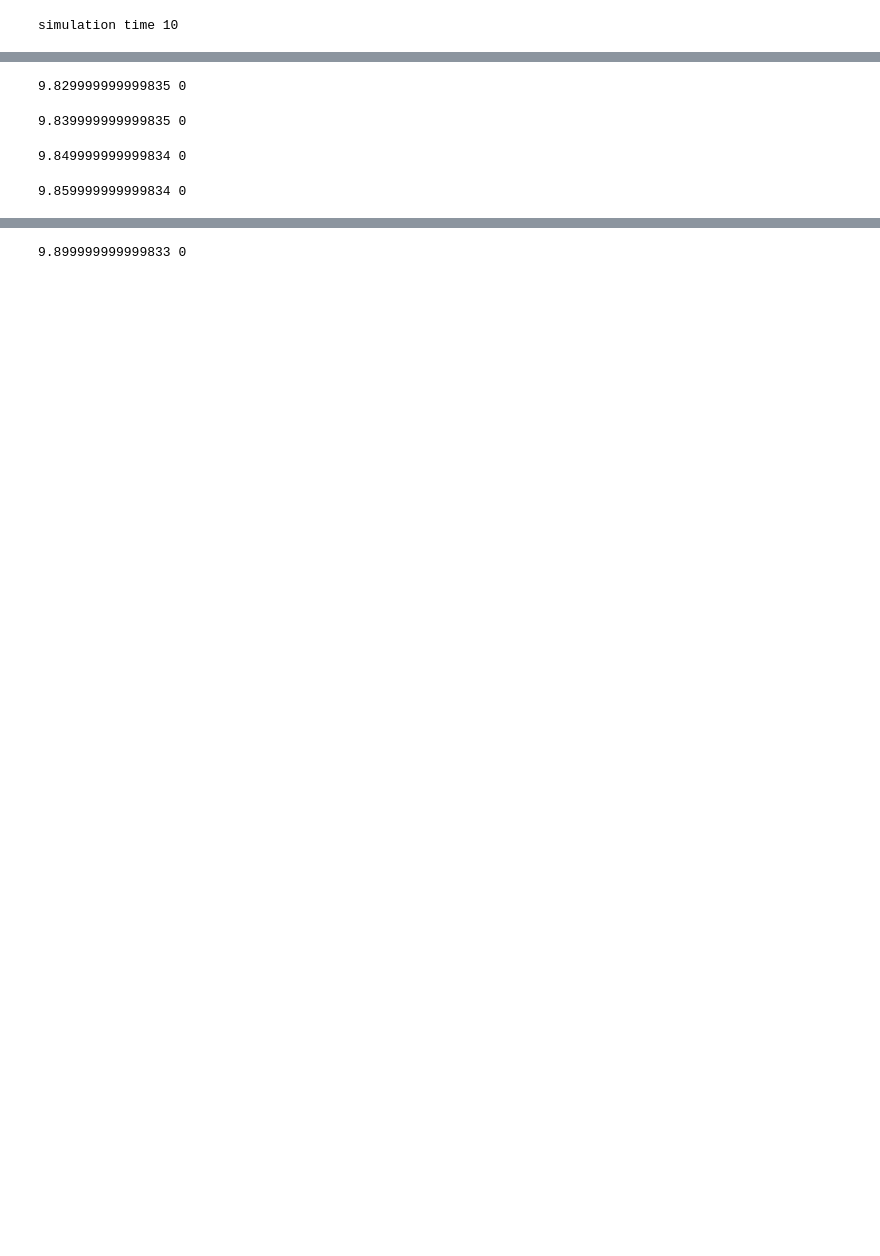
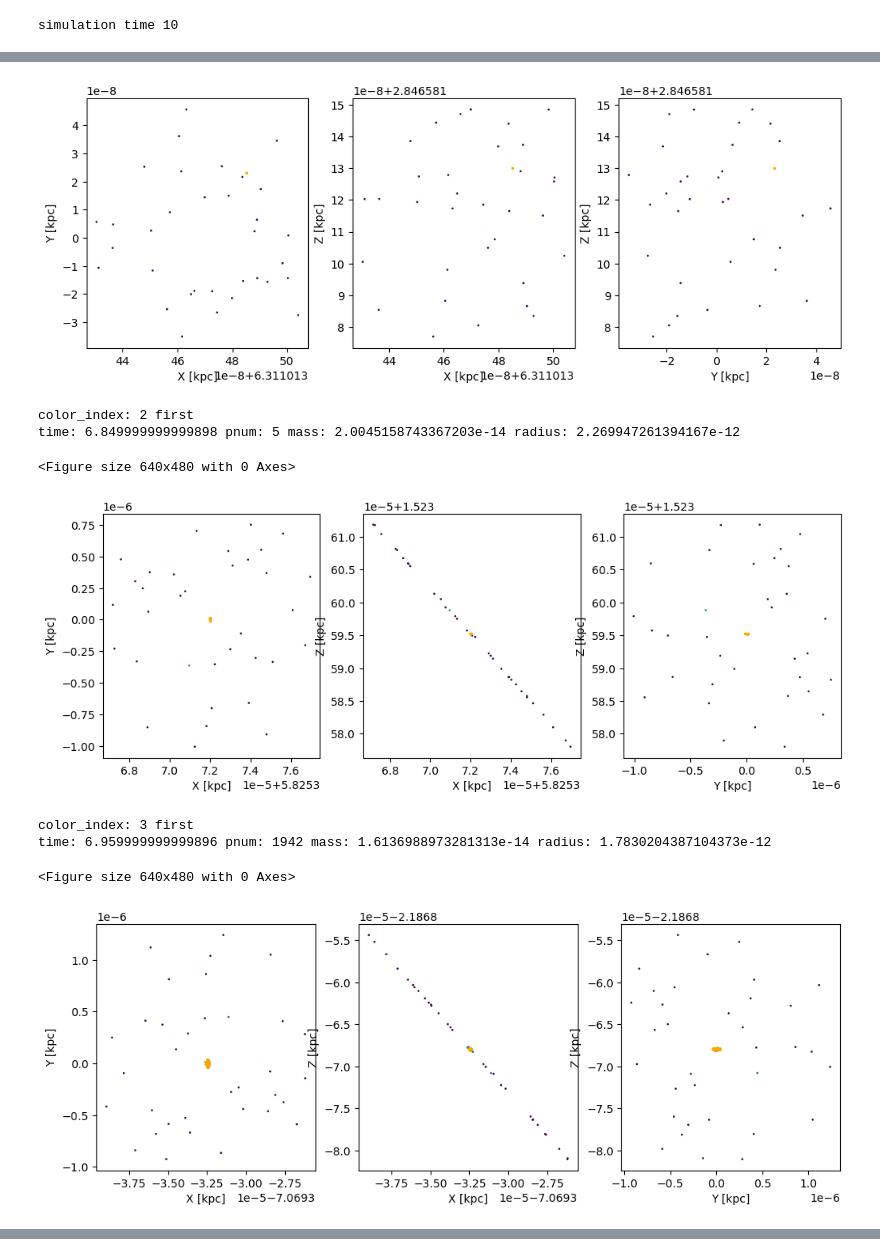
Before and after one commit to ananthukanilkumar/minicluster_new_model, a Jupyter notebook: minicluster_single.ipynb, the cells around one changed output, grey strips where cells are left out. Drawn from its saved outputs; the diff is of its cells as text; code cells hidden in the pictures; blank space fills up the shorter version.

```diff
--- a/minicluster_single.ipynb
+++ b/minicluster_single.ipynb
@@ -154,26 +154,57 @@ while time_i < simulation_time-0.5*tupd:
         pca=PCA(n_components=3)
         mcp_xr=pca.fit_transform(mcp_xc)
         SD.append(pca.explained_variance_**0.5)
-
         alive=0
         break
-
-
-
-
 
     if mcp_xv.size>0:
         mcp_xv = np.vstack(agama.orbit(ic=mcp_xv, potential=pot_mw,time=tupd, timestart=time_i, trajsize=1, accuracy=1e-16,dtype=float,verbose=False)[:, 1])
 
     mcp_xv_temp,mcp_mass_temp=generate_mc_particles(mc_mass,r_tidal,pnum,pmass)
-    if mcp_xv.size>0:mcp_xv_temp+=mc_orbit_center[-1]
-    else: mcp_xv_temp+=mc_orbit_center[-1]
+    mcp_xv_temp+=mc_orbit_center[-1]
     mcp_mass=np.concatenate([mcp_mass, mcp_mass_temp], axis=0)
     mcp_xv=np.concatenate([mcp_xv, mcp_xv_temp], axis=0)
 
-    if pnum>0:
+    if pnum>0 and color_index!=0:
+        print('color_index:',color_index,'first')
         color=np.concatenate([color,np.ones_like(mcp_mass_temp)*color_index])
         color_index+=1
+        print('time:',time_i,'pnum:',pnum,'mass:',mc_mass,'radius:',mc_rvir)
+        fig,ax=plt.subplots(1,3,figsize=(12,4),sharey=0,sharex=0)
+        ax[0].scatter(mcp_xv[:,0],mcp_xv[:,1],s=0.8,c=color,cmap='viridis')
+        ax[0].scatter(mcp_xv_temp[:,0],mcp_xv_temp[:,1],s=2,c='orange')
+        ax[0].set_xlabel('X [kpc]')
+        ax[0].set_ylabel('Y [kpc]')
+
+        ax[1].scatter(mcp_xv[:,0],mcp_xv[:,2],s=0.8,c=color,cmap='viridis')
+        ax[1].scatter(mcp_xv_temp[:,0],mcp_xv_temp[:,2],s=2,c='orange')
+        ax[1].set_xlabel('X [kpc]')
+        ax[1].set_ylabel('Z [kpc]')
+
+        ax[2].scatter(mcp_xv[:,1],mcp_xv[:,2],s=0.8,c=color,cmap='viridis')
+        ax[2].scatter(mcp_xv_temp[:,1],mcp_xv_temp[:,2],s=2,c='orange')
+        ax[2].set_xlabel('Y [kpc]')
+        ax[2].set_ylabel('Z [kpc]')
+        plt.show()
+        plt.tight_layout()
+    elif pnum>0 and color_index==0:
+        print('color_index:',color_index,'second')
+        color=np.concatenate([color,np.ones_like(mcp_mass_temp)[1:]*color_index])
+        color_index+=1
+    """plt.plot(mcp_xv[:,0], mcp_xv[:,1], 'o', markersize=1)
+    plt.plot(mcp_xv_temp[:,0], mcp_xv_temp[:,1], 'o', markersize=2,color='orange')
+    plt.plot(mc_orbit_center[-1][0], mc_orbit_center[-1][1], 's', markersize=5, color='red')
+    plt.show()
+    plt.plot(mcp_xv[:,0], mcp_xv[:,2], 'o', markersize=1)
+    plt.plot(mcp_xv_temp[:,0], mcp_xv_temp[:,2], 'o', markersize=2,color='orange')
+    plt.plot(mc_orbit_center[-1][0], mc_orbit_center[-1][2], 's', markersize=5, color='red')
+    plt.show()
+    plt.plot(mcp_xv[:,1], mcp_xv[:,2], 'o', markersize=1)
+    plt.plot(mcp_xv_temp[:,1], mcp_xv_temp[:,2], 'o', markersize=2,color='orange')
+    plt.plot(mc_orbit_center[-1][1], mc_orbit_center[-1][2], 's', markersize=5, color='red')
+    plt.show()"""
+
+
 
     mc_center = mc_orbit_center[-1]
 
@@ -186,6 +217,21 @@ while time_i < simulation_time-0.5*tupd:
         SD.append(pca.explained_variance_**0.5)
         SD_t.append(time_i)
     SD_count+=1
-    print(time_i,pnum)
-color=np.array(color[1:])
+    #print(time_i,pnum)
+#color=np.array(color[1:])
+fig,ax=plt.subplots(1,3,figsize=(12,4),sharey=0,sharex=0)
+ax[0].scatter(mcp_xv[:,0],mcp_xv[:,1],s=0.8,c=color,cmap='viridis')
+ax[0].set_xlabel('X [kpc]')
+ax[0].set_ylabel('Y [kpc]')
+
+ax[1].scatter(mcp_xv[:,0],mcp_xv[:,2],s=0.8,c=color,cmap='viridis')
+ax[1].set_xlabel('X [kpc]')
+ax[1].set_ylabel('Z [kpc]')
+
+ax[2].scatter(mcp_xv[:,1],mcp_xv[:,2],s=0.8,c=color,cmap='viridis')
+ax[2].set_xlabel('Y [kpc]')
+ax[2].set_ylabel('Z [kpc]')
+
+
+plt.tight_layout()
 # %% [output]
@@ -209,4 +241,9 @@ color=np.array(color[1:])
+[figure, added]
-9.829999999999835 0
+color_index: 2 first
+time: 6.849999999999898 pnum: 5 mass: 2.0045158743367203e-14 radius: 2.269947261394167e-12
-9.839999999999835 0
+<Figure size 640x480 with 0 Axes>
+[figure, added]
-9.849999999999834 0
+color_index: 3 first
+time: 6.959999999999896 pnum: 1942 mass: 1.6136988973281313e-14 radius: 1.7830204387104373e-12
-9.859999999999834 0
+<Figure size 640x480 with 0 Axes>
+[figure, added]
@@ -216 +254,0 @@ color=np.array(color[1:])
-9.899999999999833 0
```
Also changed, not shown: parts of 22 cells of this notebook, 6 other files.
